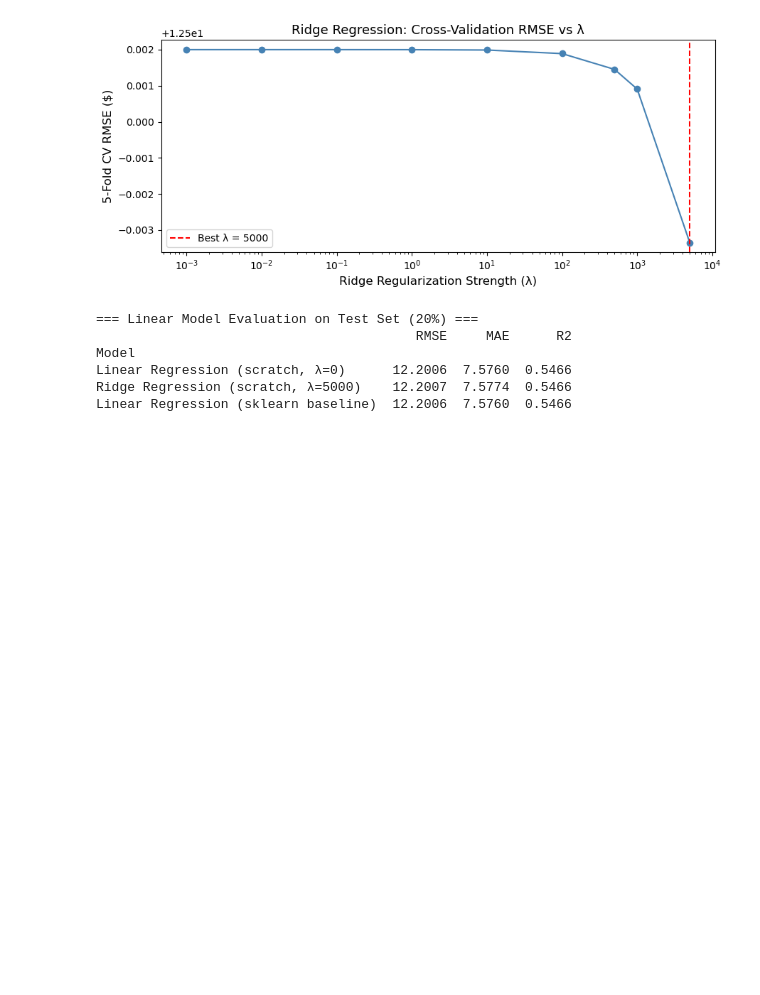
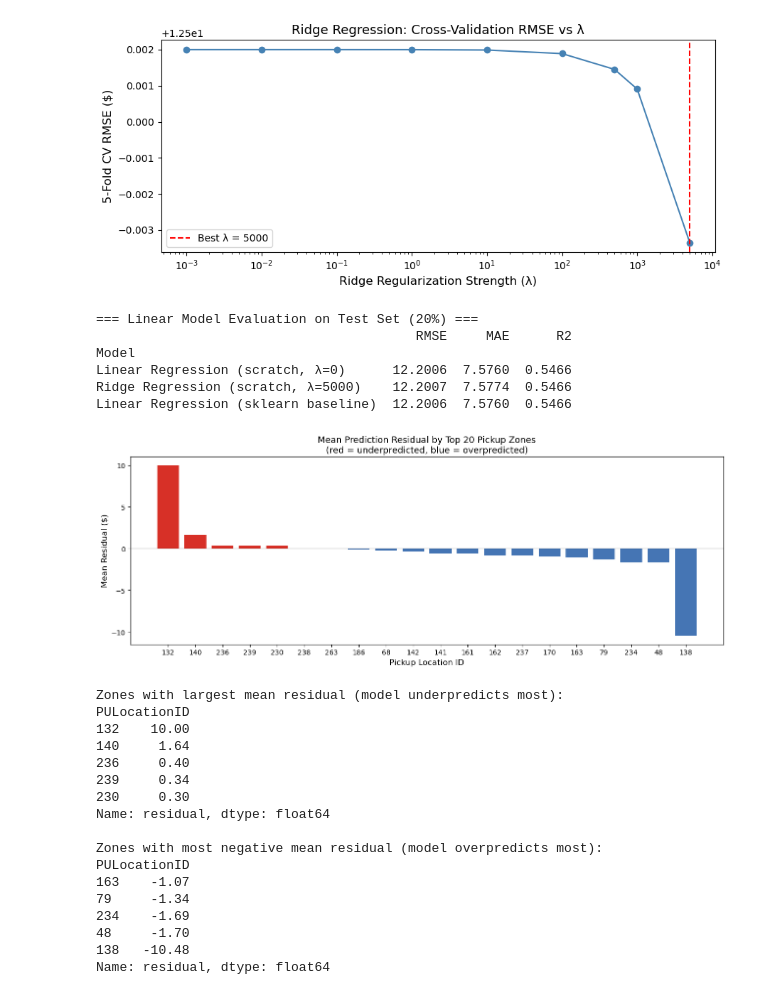
Before and after one commit to trevorsmith00/ista421_final, a Jupyter notebook: notebook/taxi_analysis.ipynb, the cells around one changed output. Cells and saved outputs as stored; diff of their text form; code cells hidden in the pictures; blank space fills up the shorter version.

Commit message:
created residual plot to show bias within location

```diff
--- a/notebook/taxi_analysis.ipynb
+++ b/notebook/taxi_analysis.ipynb
@@ -440,3 +440,59 @@ Model
 Linear Regression (scratch, λ=0)      12.2006  7.5760  0.5466
 Ridge Regression (scratch, λ=5000)    12.2007  7.5774  0.5466
 Linear Regression (sklearn baseline)  12.2006  7.5760  0.5466
+# %%
+# Residual plot for the best linear model — residuals by pickup zone
+# Helps identify geographic bias (locations with systematic over/under-prediction)
+
+test_indices = np.arange(len(y_test))
+residuals_lr = y_test - y_pred_lr
+
+# Recover PULocationID for test rows
+_, test_idx_raw = train_test_split(
+    np.arange(len(y)), test_size=0.2, random_state=42
+)
+pu_test = df_clean['PULocationID'].iloc[test_idx_raw].values
+
+residual_df = pd.DataFrame({'PULocationID': pu_test, 'residual': residuals_lr})
+
+top20_zones = df_clean['PULocationID'].value_counts().head(20).index.tolist()
+res_top20 = residual_df[residual_df['PULocationID'].isin(top20_zones)]
+
+zone_mean_res = (res_top20.groupby('PULocationID')['residual']
+                 .mean().sort_values(ascending=False))
+
+fig, ax = plt.subplots(figsize=(13, 5))
+colors = ['#d73027' if v > 0 else '#4575b4' for v in zone_mean_res.values]
+ax.bar(zone_mean_res.index.astype(str), zone_mean_res.values, color=colors)
+ax.axhline(0, color='black', linewidth=0.8)
+ax.set_xlabel('Pickup Location ID', fontsize=12)
+ax.set_ylabel('Mean Residual ($)', fontsize=12)
+ax.set_title('Mean Prediction Residual by Top 20 Pickup Zones\n(red = underpredicted, blue = overpredicted)',
+             fontsize=13)
+plt.tight_layout()
+plt.savefig('../figures/residuals_by_zone.png', dpi=150, bbox_inches='tight')
+plt.show()
+
+print('\nZones with largest mean residual (model underpredicts most):')
+print(zone_mean_res.head(5).round(2))
+print('\nZones with most negative mean residual (model overpredicts most):')
+print(zone_mean_res.tail(5).round(2))
+# %% [output]
+[figure, added]
+Zones with largest mean residual (model underpredicts most):
+PULocationID
+132    10.00
+140     1.64
+236     0.40
+239     0.34
+230     0.30
+Name: residual, dtype: float64
+
+Zones with most negative mean residual (model overpredicts most):
+PULocationID
+163    -1.07
+79     -1.34
+234    -1.69
+48     -1.70
+138   -10.48
+Name: residual, dtype: float64
```
Also changed, not shown: 1 other file.
